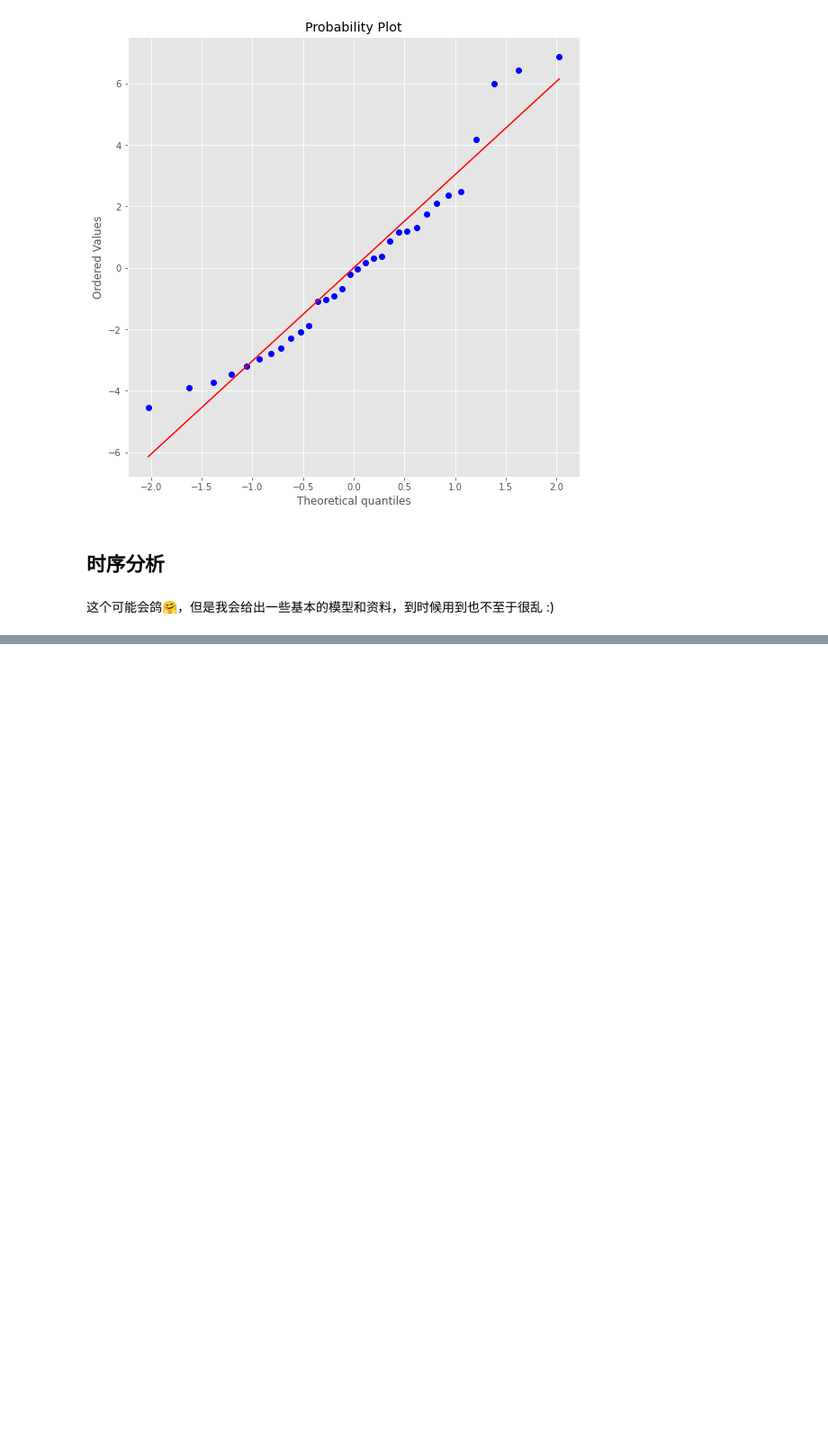
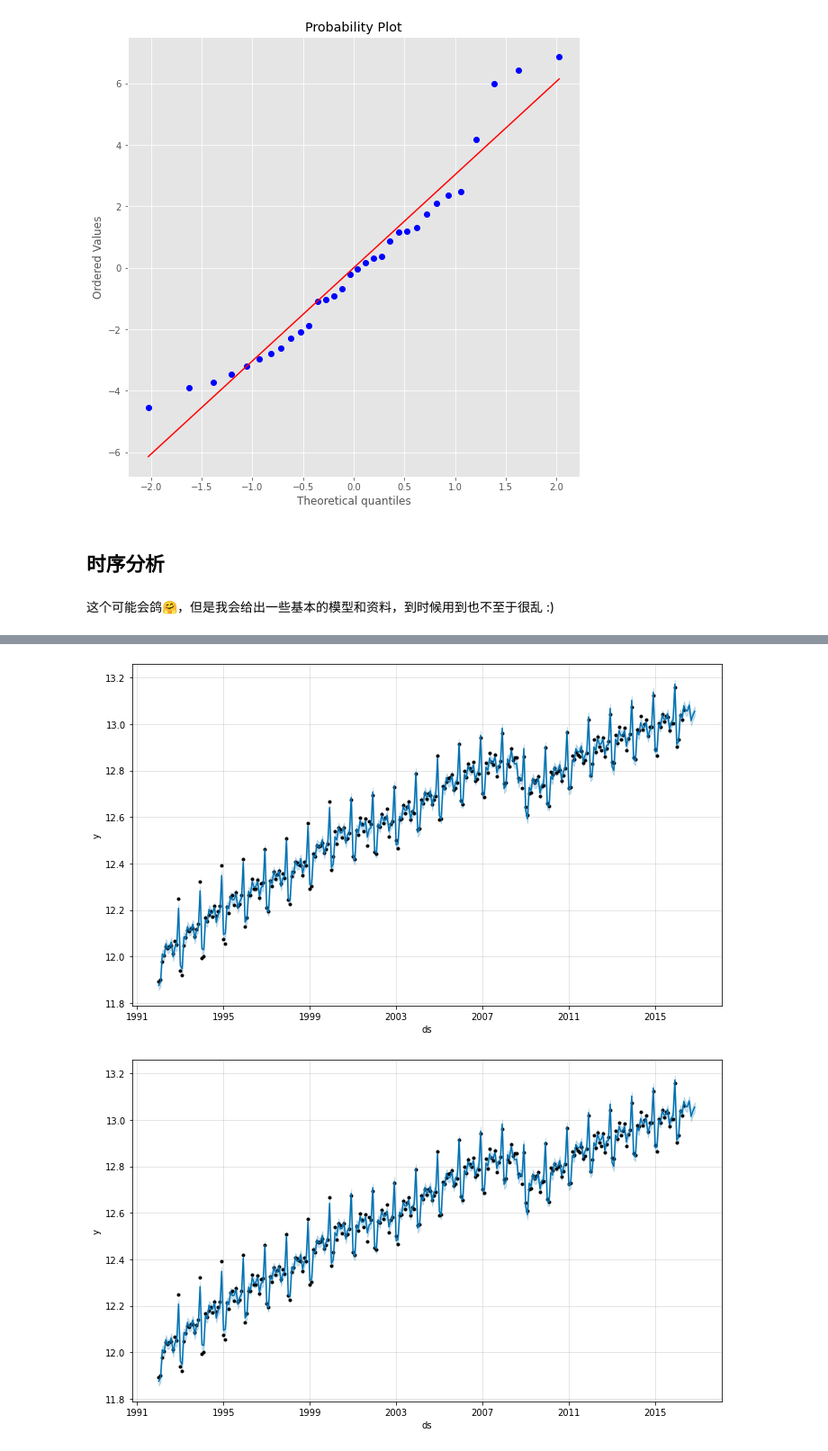
Before and after one commit to XuRui314/MathematicalModeling, a Jupyter notebook: Multivariate_Analysis_Formal_Version.ipynb, the cells around one changed output, grey strips where cells are left out. Shown at 90% size. Cells and saved outputs as stored; diff of their text form; code cells hidden in the pictures; blank space fills up the shorter version.

```diff
--- a/Multivariate_Analysis_Formal_Version.ipynb
+++ b/Multivariate_Analysis_Formal_Version.ipynb
@@ -1140,0 +1188,7 @@ stats.probplot(residuals, dist="norm", plot=plt);
+# %%
+sales_df['y_orig'] = sales_df['y'] # to save a copy of the original data..you'll see why shortly.
+# log-transform y
+sales_df['y'] = np.log(sales_df['y'])
+# %%
+model = Prophet() #instantiate Prophet
+model.fit(sales_df); #fit the model with your dataframe
@@ -1140,0 +1198,4 @@ stats.probplot(residuals, dist="norm", plot=plt);
+# %%
+future_data = model.make_future_dataframe(periods=6, freq = 'm')
+# %%
+forecast_data = model.predict(future_data)
@@ -1140,0 +1211,5 @@ stats.probplot(residuals, dist="norm", plot=plt);
+# %%
+model.plot(forecast_data)
+# %% [output]
+[figure, added]
+[figure, added]
```
Also changed, not shown: parts of 15 cells of this notebook.
